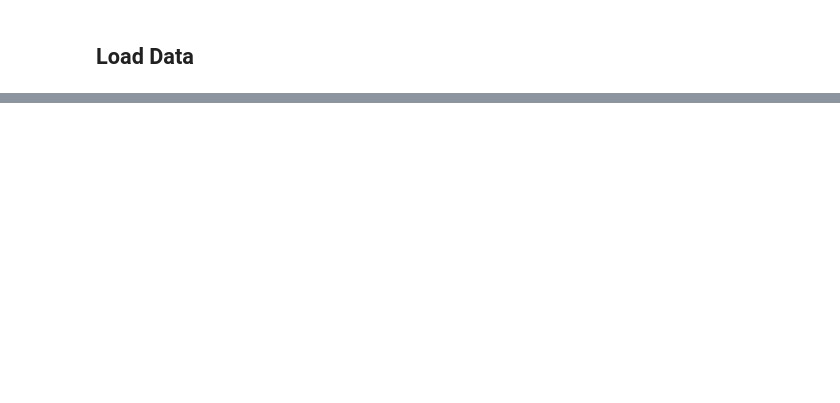
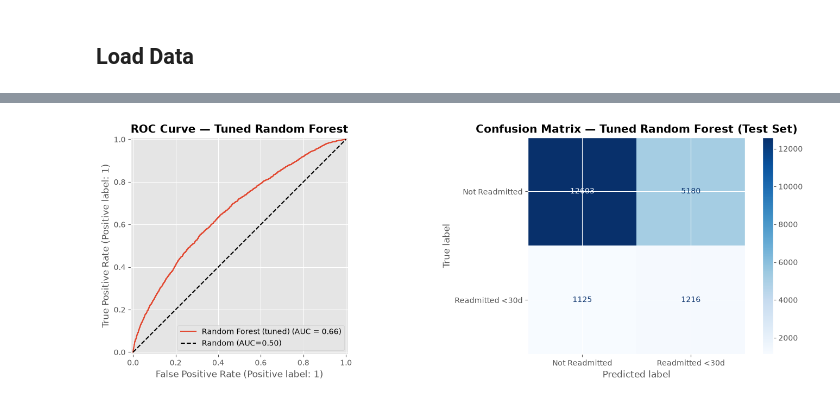
Before and after one commit to misbahee/healthcare-readmission-intelligence, a Jupyter notebook: notebooks/06_random_forest.ipynb, the cells around one changed output, grey strips where cells are left out. Drawn from its saved outputs; the diff is of its cells as text; code cells hidden in the pictures; blank space fills up the shorter version.

Commit message:
feat(notebook): add 06_random_forest and saved best model

```diff
--- a/notebooks/06_random_forest.ipynb
+++ b/notebooks/06_random_forest.ipynb
@@ -63,2 +287,12 @@ pipeline = Pipeline(
 # %%
-result = evaluate_classifier('Random Forest',pipeline,X_train,X_test,y_train,y_test)
+best_rf_pipeline = grid_fine.best_estimator_
+
+rf_result = evaluate_classifier(
+    'Random Forest (tuned)',
+    best_rf_pipeline,
+    X_train, X_test,
+    y_train, y_test
+)
+
+print("Random Forest — Tuned")
+print(classification_report(y_test, rf_result['_test_pred']))
@@ -148,0 +309,5 @@ Pipeline(steps=[('preprocessor',
+# %%
+# ROC-AUC
+y_prob = best_rf_pipeline.predict_proba(X_test)[:, 1]
+auc = roc_auc_score(y_test, y_prob)
+print(f"ROC-AUC (test): {auc:.4f}")
@@ -148,0 +327,26 @@ Pipeline(steps=[('preprocessor',
+# %%
+# Visualise: ROC curve + confusion matrix side by side
+fig, axes = plt.subplots(1, 2, figsize=(14, 5))
+
+# ROC curve
+RocCurveDisplay.from_predictions(
+    y_test, y_prob,
+    name='Random Forest (tuned)',
+    ax=axes[0]
+)
+axes[0].plot([0, 1], [0, 1], 'k--', label='Random (AUC=0.50)')
+axes[0].set_title('ROC Curve — Tuned Random Forest', fontweight='bold')
+axes[0].legend()
+
+# Confusion matrix
+ConfusionMatrixDisplay.from_estimator(
+    best_rf_pipeline, X_test, y_test,
+    display_labels=['Not Readmitted', 'Readmitted <30d'],
+    cmap='Blues', ax=axes[1]
+)
+axes[1].set_title('Confusion Matrix — Tuned Random Forest (Test Set)', fontweight='bold')
+
+plt.tight_layout()
+plt.show()
+# %% [output]
+[figure, added]
```
Also changed, not shown: parts of 35 cells of this notebook, 14 other files.
